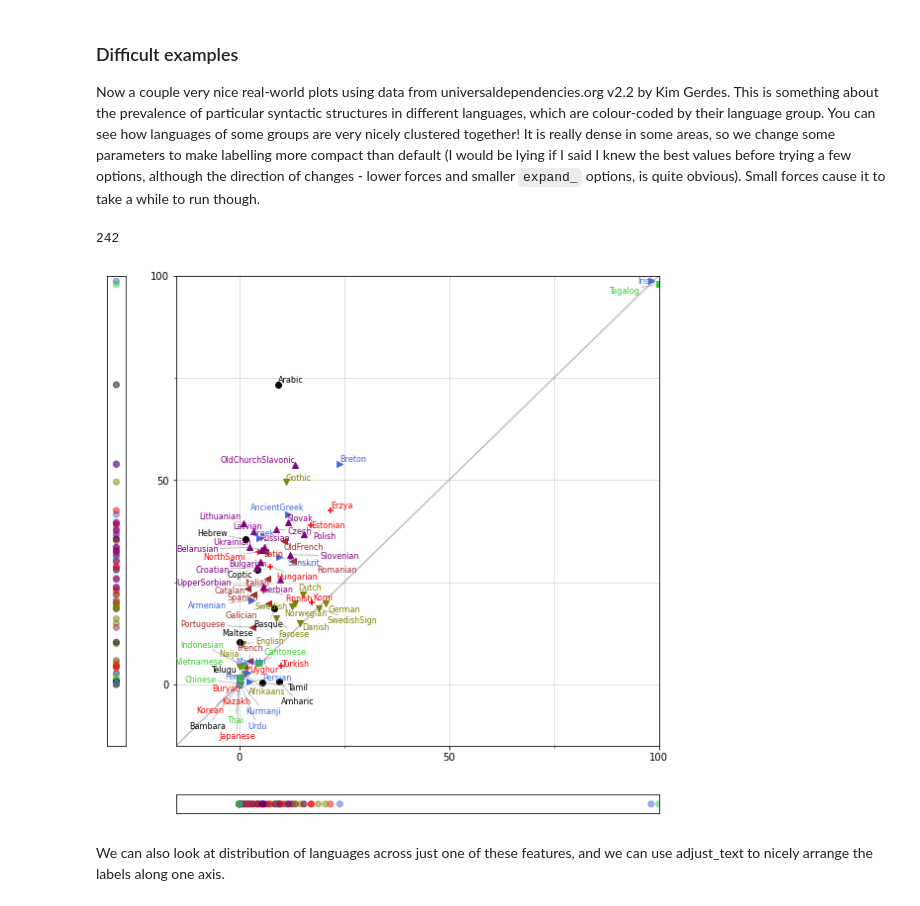
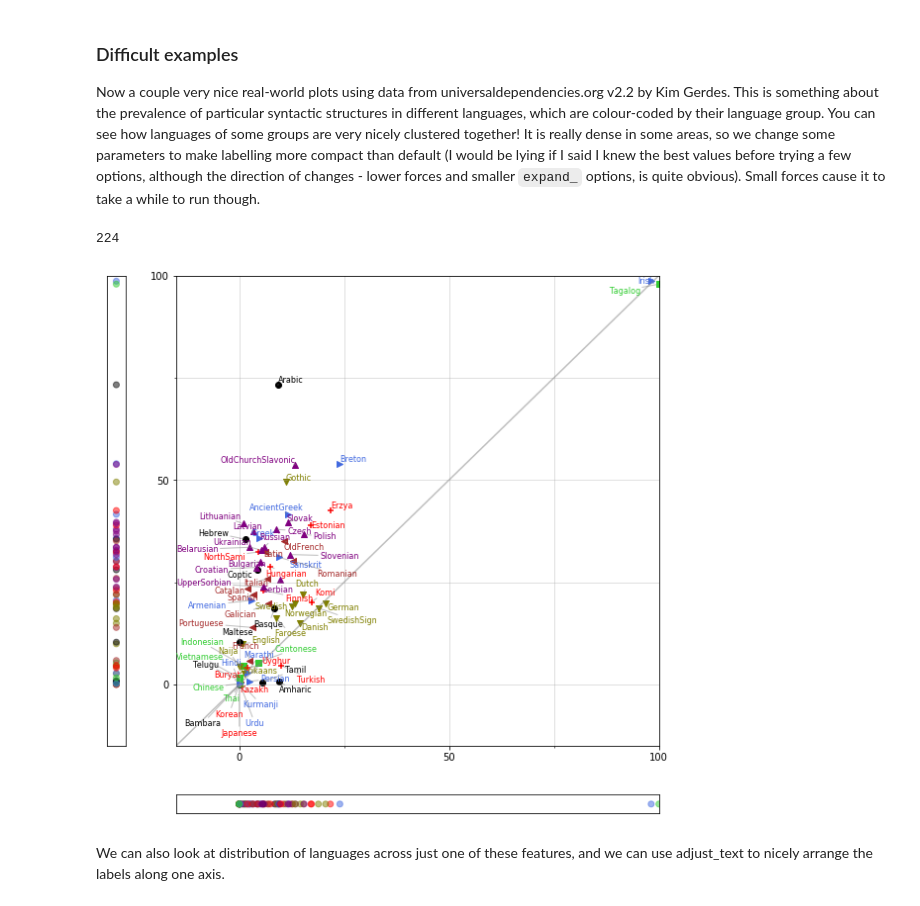
Before and after one commit to Phlya/adjustText, a Jupyter notebook: docs/source/Examples.ipynb, the cells around one changed output. Saved outputs shown, nothing was run; the diff lists cells and outputs as text; code cells hidden in the pictures.

```diff
--- a/docs/source/Examples.ipynb
+++ b/docs/source/Examples.ipynb
@@ -269,36 +269,36 @@ plt.xlim(li,la)
 plt.ylim(li,la)
 ax.set_xlim([li,la])
 ax.set_ylim([li,la])
 aa.set_xlim([0, 1])
 aa.set_ylim([li,la])
 bb.set_ylim([0, 1])
 ax.set_xticks([0, 50,100], minor=False) # only the 50% is major
 ax.set_xticks([0,25,50,75,100], minor=True) # all 10th are minor
 ax.set_yticks([0, 50,100], minor=False) # only the 50% is major
 ax.set_yticks([0,25,50,75,100], minor=True) # all 10th are minor
 ax.grid(which='both', axis='both',alpha=.5) # draw grid
 ax.plot([0, 1], [0, 1], transform=ax.transAxes, alpha=.5, color="gray") # diagonal
 aa.set_xticks([], minor=False)
 aa.set_yticks([], minor=False)
 bb.set_xticks([], minor=False)
 bb.set_yticks([], minor=False)
 
 for xx, yy, cc, mm in zip(col1, col2, c, m):
     ax.scatter(xx, yy, marker=mm, c=cc)
 aa.scatter([0.5 for _ in col1], col2, c=c, alpha=0.5)
 bb.scatter(col1, [0.5 for _ in col2], c=c, alpha=0.5)
 
 texts=[]
 for label, x, y in zip(col1.index, col1, col2):
     texts+=[ax.text(x, y, label, color=groupColors.get(langnameGroup[label],'k'), fontsize=8)] # for adjustText
 
-adjust_text(texts, col1, col2, ax=ax, precision=0.001,
+adjust_text(texts, col1.values, col2.values, ax=ax, precision=0.001,
         expand_text=(1.01, 1.05), expand_points=(1.01, 1.05),
         force_text=(0.01, 0.25), force_points=(0.01, 0.25),
         arrowprops=dict(arrowstyle='-', color='gray', alpha=.5))
 # %% [output]
-242
+224
-[figure, old version]
+[figure, new version]
 # %% [markdown]
 We can also look at distribution of languages across just one of these features, and we can use adjust_text to nicely arrange the labels along one axis.
 # %%
```
Also changed, not shown: parts of 9 cells of this notebook.
